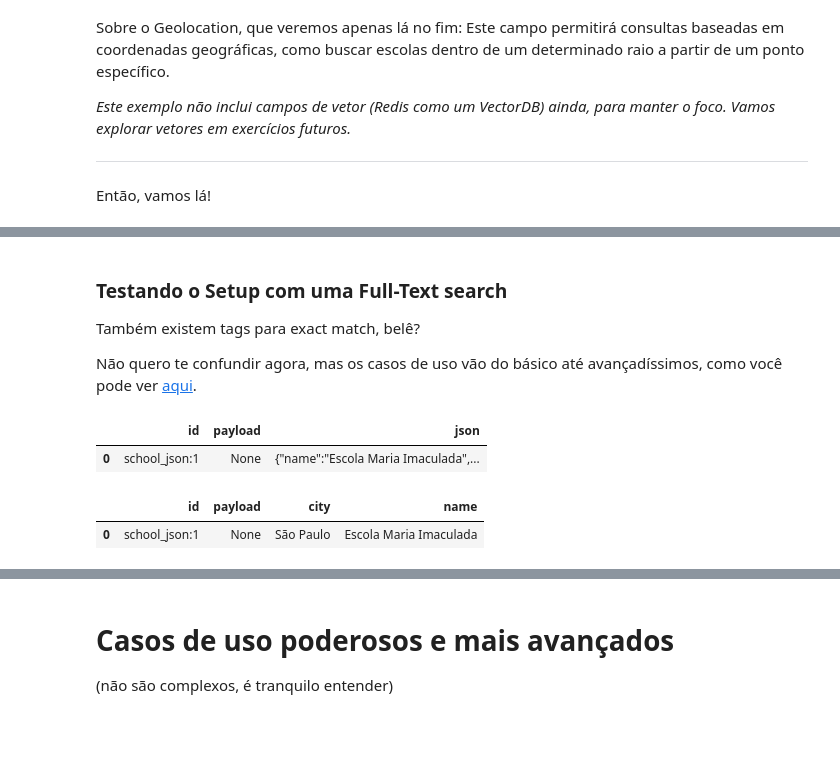
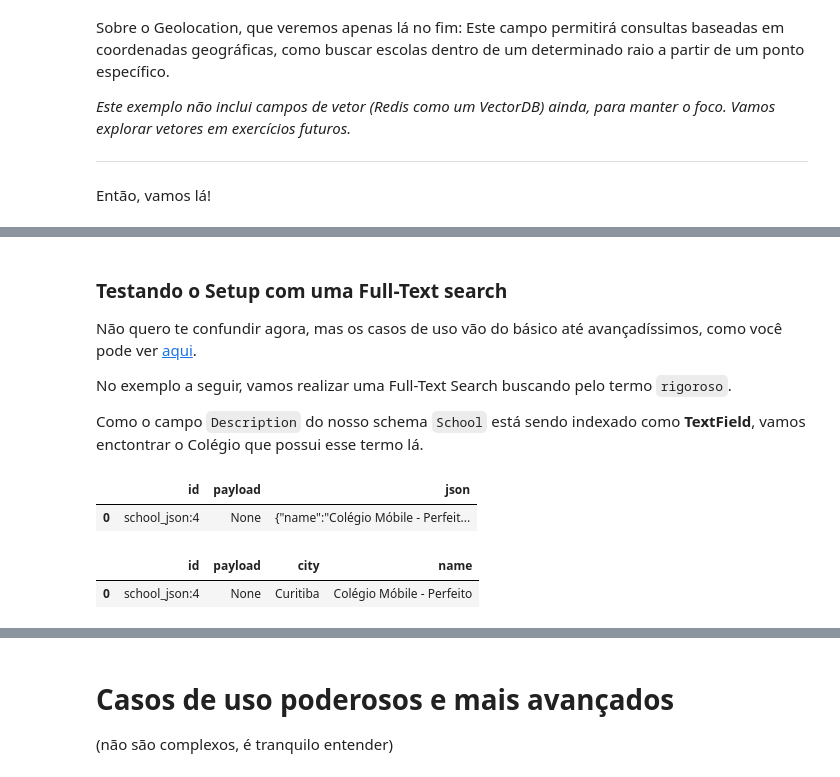
Before and after one commit to gacerioni/redis-workshop-json-search-vs, a Jupyter notebook: redis-workshop-json-search-vs.ipynb, the cells around one changed output, grey strips where cells are left out. Saved outputs shown, nothing was run; the diff lists cells and outputs as text; code cells hidden in the pictures; blank space fills up the shorter version.

```diff
--- a/redis-workshop-json-search-vs.ipynb
+++ b/redis-workshop-json-search-vs.ipynb
@@ -639,27 +663,28 @@ b'OK'
 # %% [markdown]
 ### Testando o Setup com uma Full-Text search
 
-Também existem tags para exact match, belê?
+Não quero te confundir agora, mas os casos de uso vão do básico até avançadíssimos, como você pode ver [aqui](https://redis.io/docs/latest/develop/interact/search-and-query/advanced-concepts/).
 
+No exemplo a seguir, vamos realizar uma Full-Text Search buscando pelo termo `rigoroso`.
 
-Não quero te confundir agora, mas os casos de uso vão do básico até avançadíssimos, como você pode ver [aqui](https://redis.io/docs/latest/develop/interact/search-and-query/advanced-concepts/).
+Como o campo `Description` do nosso schema `School` está sendo indexado como **TextField**, vamos enctontrar o Colégio que possui esse termo lá.
 # %%
 import pandas as pd
-# Retorne o Documento inteiro! Aqui fizemos uma Full-Text Search por nature.
-res=r.ft("idx:schools_json").search("nature")
+# Retorne o Documento inteiro! Aqui fizemos uma Full-Text Search por rigoroso.
+res=r.ft("idx:schools_json").search("rigoroso")
 res_df = pd.DataFrame([t.__dict__ for t in res.docs ])
 res_df
 # %% [output]
 |  | id | payload | json |
-| 0 | school_json:1 | None | {"name":"Escola Maria Imaculada",... |
+| 0 | school_json:4 | None | {"name":"Colégio Móbile - Perfeit... |
 # %%
 # Retorne apenas alguns campos, para evitar passar coisas e metadados desnecessários pelo fio, do Redis para sua App.
-query=Query("nature") \
+query=Query("rigoroso") \
    .return_field("$.address.city", as_field="city") \
    .return_field("$.name", as_field="name")
 res=r.ft("idx:schools_json").search(query)
 res_df = pd.DataFrame([t.__dict__ for t in res.docs ])
 res_df
 # %% [output]
 |  | id | payload | city | name |
-| 0 | school_json:1 | None | São Paulo | Escola Maria Imaculada |
+| 0 | school_json:4 | None | Curitiba | Colégio Móbile - Perfeito |
```
Also changed, not shown: parts of 25 cells of this notebook.
